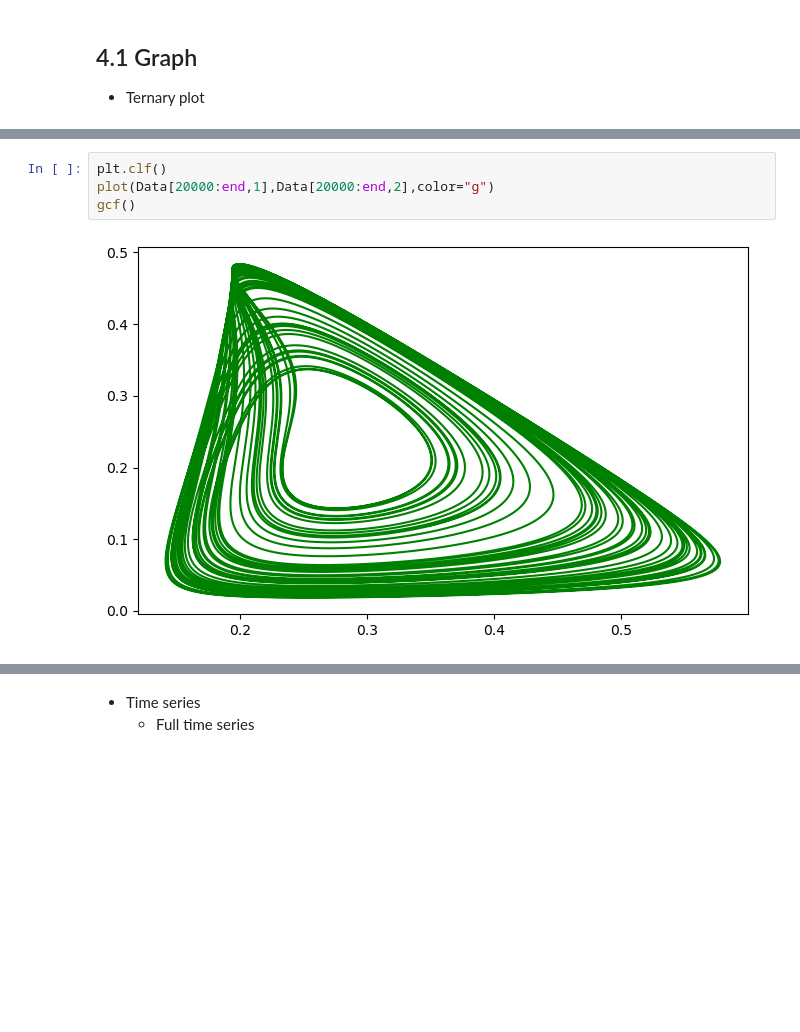
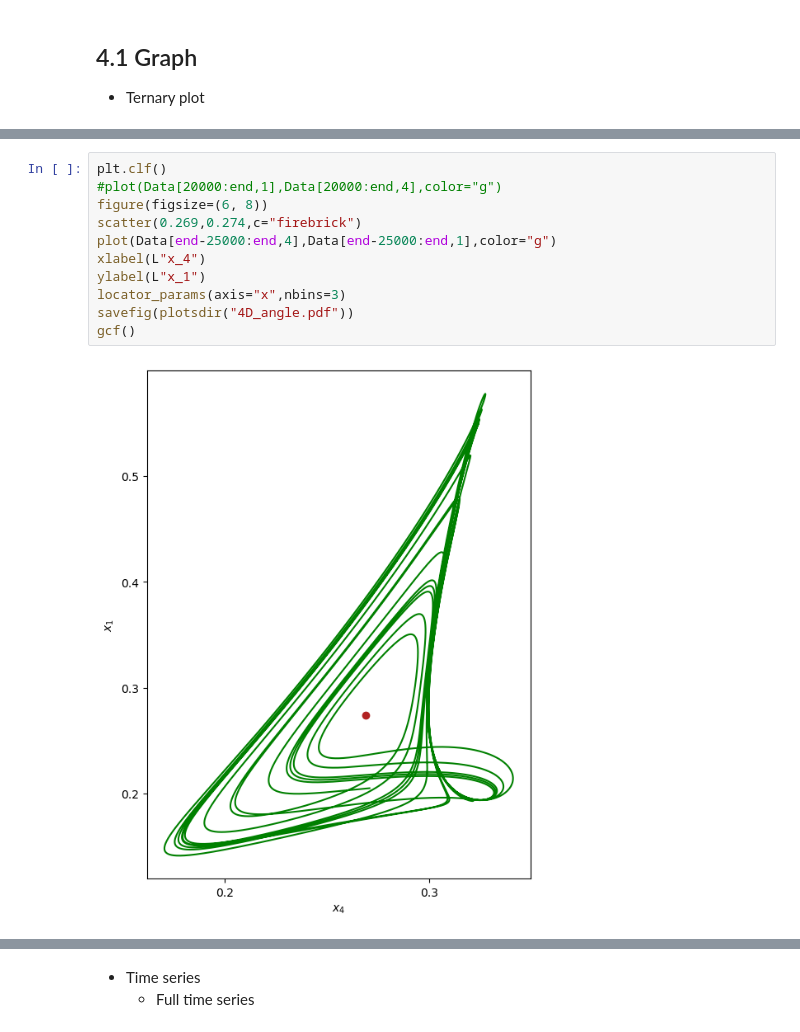
Before and after one commit to MA-Ramirez/ChaosNoiseEGT, a Jupyter notebook: notebooks/Interactive_Deterministic.ipynb, the cells around one changed output, grey strips where cells are left out. Drawn from its saved outputs; the diff is of its cells as text; blank space fills up the shorter version.

```diff
--- a/notebooks/Interactive_Deterministic.ipynb
+++ b/notebooks/Interactive_Deterministic.ipynb
@@ -120,9 +118,16 @@ gcf()
-# %%
-plt.clf()
-plot(Data[20000:end,1],Data[20000:end,2],color="g")
-gcf()
-# %% [output]
-[figure, removed]
+# %%
+plt.clf()
+#plot(Data[20000:end,1],Data[20000:end,4],color="g")
+figure(figsize=(6, 8))
+scatter(0.269,0.274,c="firebrick")
+plot(Data[end-25000:end,4],Data[end-25000:end,1],color="g")
+xlabel(L"x_4")
+ylabel(L"x_1")
+locator_params(axis="x",nbins=3)
+savefig(plotsdir("4D_angle.pdf"))
+gcf()
+# %% [output]
+[figure, added]
 # %%
 plt.clf()
 ternary_plot_depth(Data[:,1],Data[:,2],Data[:,3],Data[:,4])
```
Also changed, not shown: parts of 9 cells of this notebook, 3 other files.
